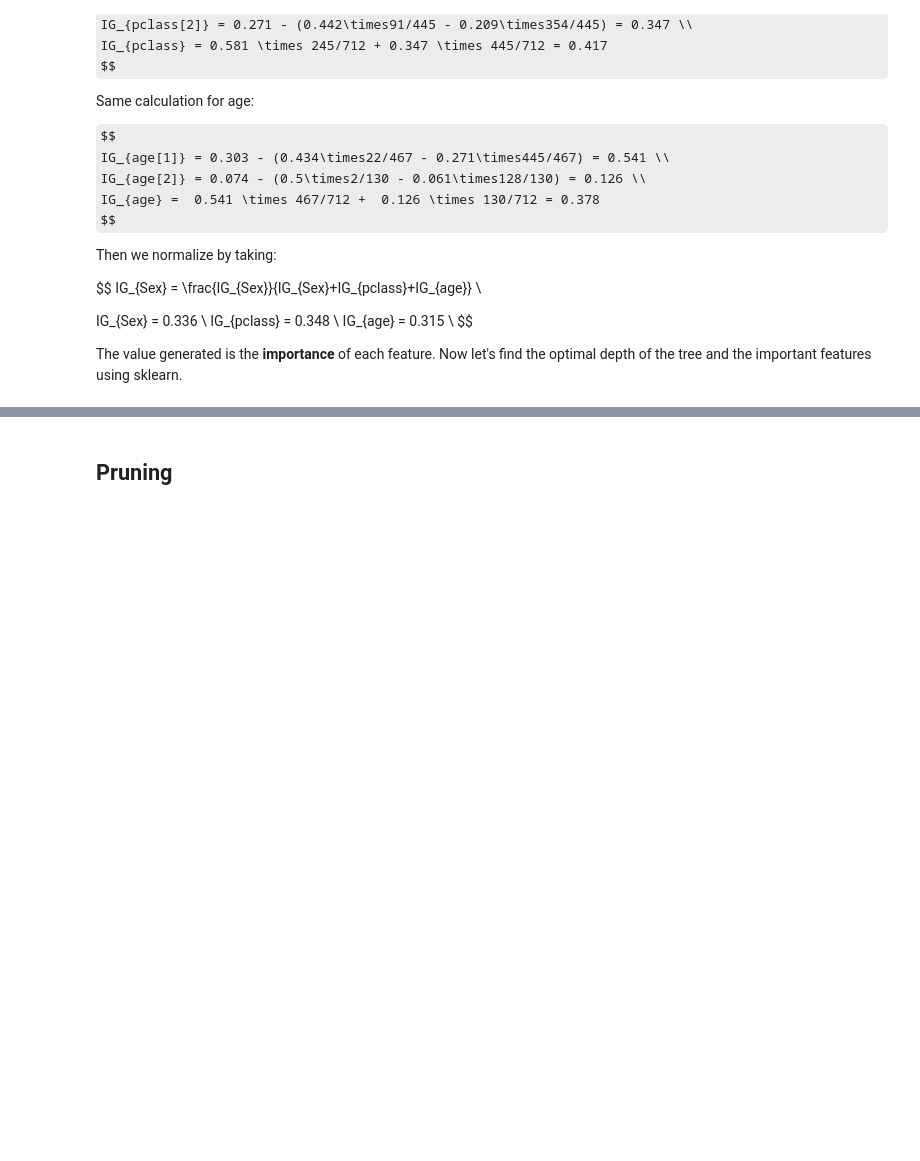
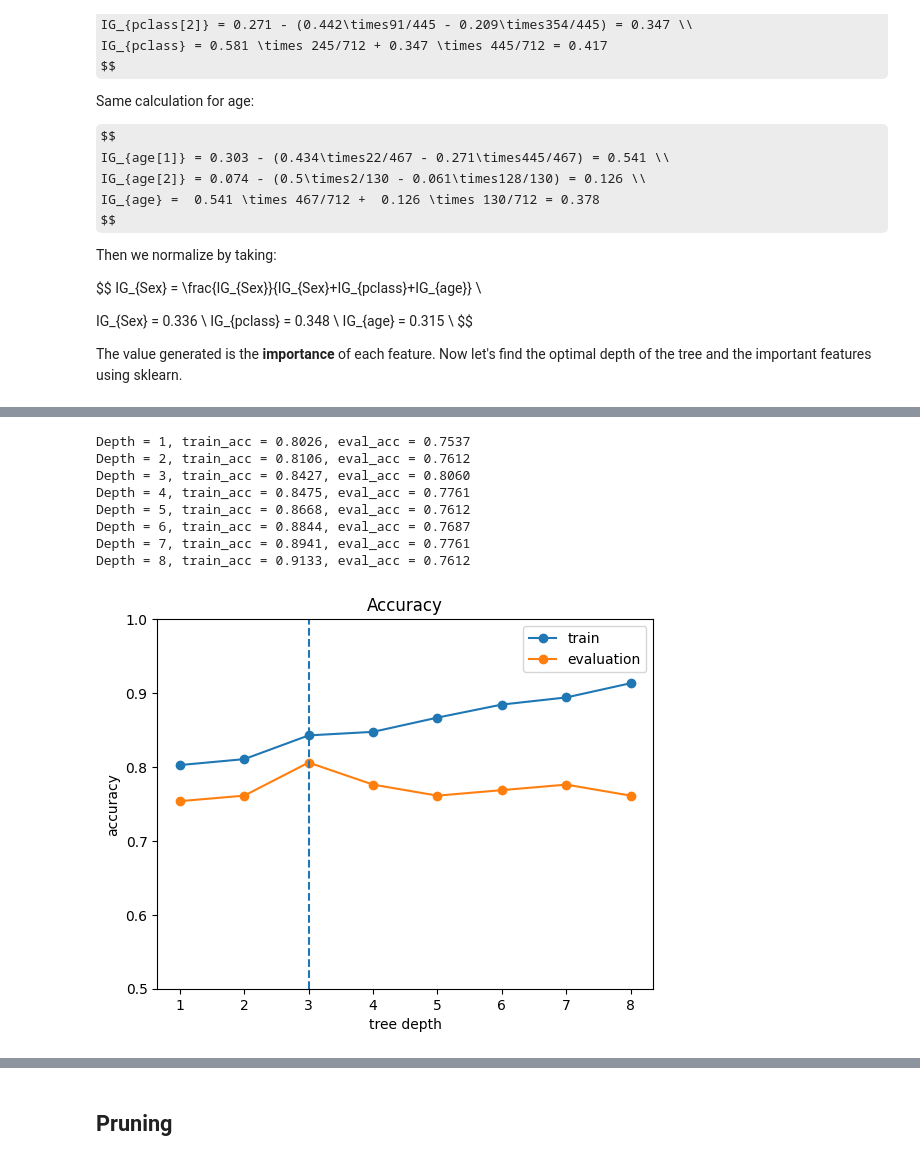
Before and after one commit to darius2902/MY-DAC-Curriculum, a Jupyter notebook: DAC-006_Machine_Learning/DAC-006-Intro_to_ML_Session_2_Student.ipynb, the cells around one changed output, grey strips where cells are left out. Saved outputs shown, nothing was run; the diff lists cells and outputs as text; code cells hidden in the pictures; some formulas as TeX source; blank space fills up the shorter version.

```diff
--- a/DAC-006_Machine_Learning/DAC-006-Intro_to_ML_Session_2_Student.ipynb
+++ b/DAC-006_Machine_Learning/DAC-006-Intro_to_ML_Session_2_Student.ipynb
@@ -181,45 +188,55 @@ The value generated is the **importance** of each feature. Now let's find the op
 # %%
 # Separate the Titanic data into features and target class.
-# y = df['Survived']
-# x = df.drop('Survived', axis=1)
+y = df['Survived']
+x = df.drop('Survived', axis=1)
 
-# # Split the data into training, validation and test data.
-# x_train, x_test, y_train, y_test = train_test_split(x, y, test_size = 0.3)
+# Split the data into training, validation and test data.
+x_train, x_test, y_train, y_test = train_test_split(x, y, test_size = 0.3)
 
-# x_test, x_eval, y_test, y_eval = train_test_split(x_test, y_test, test_size = 0.5)
+x_test, x_eval, y_test, y_eval = train_test_split(x_test, y_test, test_size = 0.5)
 
-# # Create decision tree models of various depths,
-# # and measure the accuracy of validation data for each model.
-# train_acc = []
-# eval_acc = []
-# max_depth = 8
-# for d in range(1, max_depth+1):
-#     model = DecisionTreeClassifier(max_depth=d)
-#     model.fit(x_train, y_train)
+# Create decision tree models of various depths,
+# and measure the accuracy of validation data for each model.
+train_acc = []
+eval_acc = []
+max_depth = 8
+for d in range(1, max_depth+1):
+    model = DecisionTreeClassifier(max_depth=d)
+    model.fit(x_train, y_train)
 
-#     # Measure the accuracy of this model using the training data.
-#     y_pred = model.predict(x_train)
-#     train_acc.append((y_pred == y_train).mean())
+    # Measure the accuracy of this model using the training data.
+    y_pred = model.predict(x_train)
+    train_acc.append((y_pred == y_train).mean())
 
-#     # Measure the accuracy of this model using the validation data.
-#     y_pred = model.predict(x_eval)
-#     eval_acc.append((y_pred == y_eval).mean())
-#     print('Depth = {}, train_acc = {:.4f}, eval_acc = {:.4f}'\
-#           .format(d, train_acc[-1], eval_acc[-1]))
+    # Measure the accuracy of this model using the validation data.
+    y_pred = model.predict(x_eval)
+    eval_acc.append((y_pred == y_eval).mean())
+    print('Depth = {}, train_acc = {:.4f}, eval_acc = {:.4f}'\
+          .format(d, train_acc[-1], eval_acc[-1]))
 
-# # Find the optimal depth with the highest accuracy of validation data.
-# opt_depth = np.argmax(eval_acc) + 1
+# Find the optimal depth with the highest accuracy of validation data.
+opt_depth = np.argmax(eval_acc) + 1
 
-# # Visualize accuracy changes as depth changes.
-# plt.plot(train_acc, marker='o', label='train')
-# plt.plot(eval_acc, marker='o', label='evaluation')
-# plt.legend()
-# plt.title('Accuracy')
-# plt.xlabel('tree depth')
-# plt.ylabel('accuracy')
-# plt.xticks(np.arange(max_depth), np.arange(1, max_depth+1))
-# plt.axvline(x=opt_depth-1, ls='--')
-# plt.ylim(0.5, 1.0)
-# plt.show()
+# Visualize accuracy changes as depth changes.
+plt.plot(train_acc, marker='o', label='train')
+plt.plot(eval_acc, marker='o', label='evaluation')
+plt.legend()
+plt.title('Accuracy')
+plt.xlabel('tree depth')
+plt.ylabel('accuracy')
+plt.xticks(np.arange(max_depth), np.arange(1, max_depth+1))
+plt.axvline(x=opt_depth-1, ls='--')
+plt.ylim(0.5, 1.0)
+plt.show()
+# %% [output]
+Depth = 1, train_acc = 0.8026, eval_acc = 0.7537
+Depth = 2, train_acc = 0.8106, eval_acc = 0.7612
+Depth = 3, train_acc = 0.8427, eval_acc = 0.8060
+Depth = 4, train_acc = 0.8475, eval_acc = 0.7761
+Depth = 5, train_acc = 0.8668, eval_acc = 0.7612
+Depth = 6, train_acc = 0.8844, eval_acc = 0.7687
+Depth = 7, train_acc = 0.8941, eval_acc = 0.7761
+Depth = 8, train_acc = 0.9133, eval_acc = 0.7612
+[figure, added]
 # %%
 # I set max_step=3 as a constant value for tree visualization.
```
Also changed, not shown: parts of 15 cells of this notebook.
